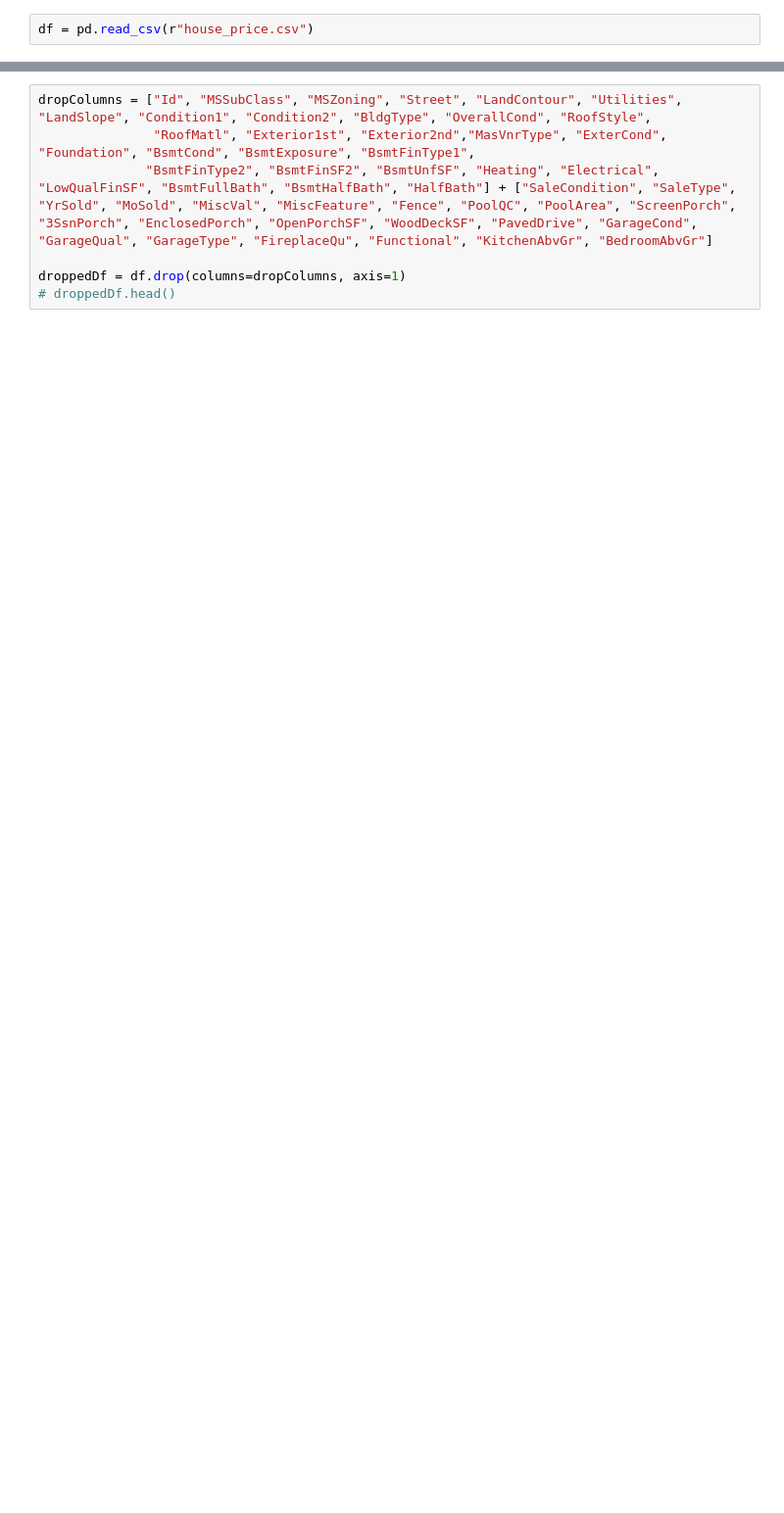
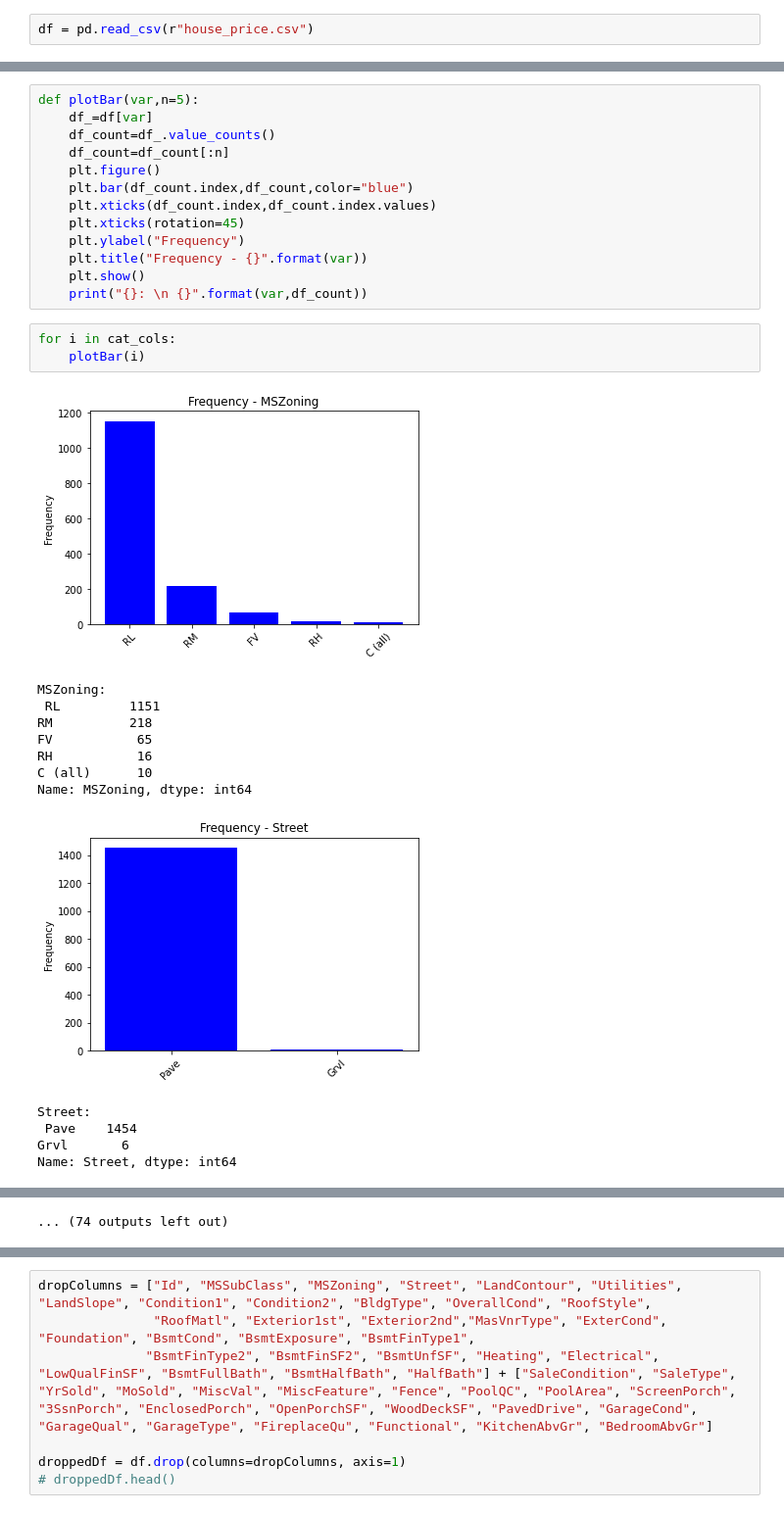
Before and after one commit to uzunb/house-prices-prediction-LGBM, a Jupyter notebook: main.ipynb, the cells around one changed output, grey strips where cells are left out. Shown at 98% size. Cells and saved outputs as stored; diff of their text form; blank space fills up the shorter version.

```diff
--- a/main.ipynb
+++ b/main.ipynb
@@ -8,0 +137,30 @@ df.info()
+# %%
+def plotBar(var,n=5):
+    df_=df[var]
+    df_count=df_.value_counts()
+    df_count=df_count[:n]
+    plt.figure()
+    plt.bar(df_count.index,df_count,color="blue")
+    plt.xticks(df_count.index,df_count.index.values)
+    plt.xticks(rotation=45)
+    plt.ylabel("Frequency")
+    plt.title("Frequency - {}".format(var))
+    plt.show()
+    print("{}: \n {}".format(var,df_count))
+# %%
+for i in cat_cols:
+    plotBar(i)
+# %% [output]
+[figure, added]
+MSZoning:
+ RL         1151
+RM          218
+FV           65
+RH           16
+C (all)      10
+Name: MSZoning, dtype: int64
+[figure, added]
+Street:
+ Pave    1454
+Grvl       6
+Name: Street, dtype: int64
@@ -8,0 +191 @@ df.info()
+... (74 outputs left out)
```
Also changed, not shown: parts of 20 cells of this notebook.
